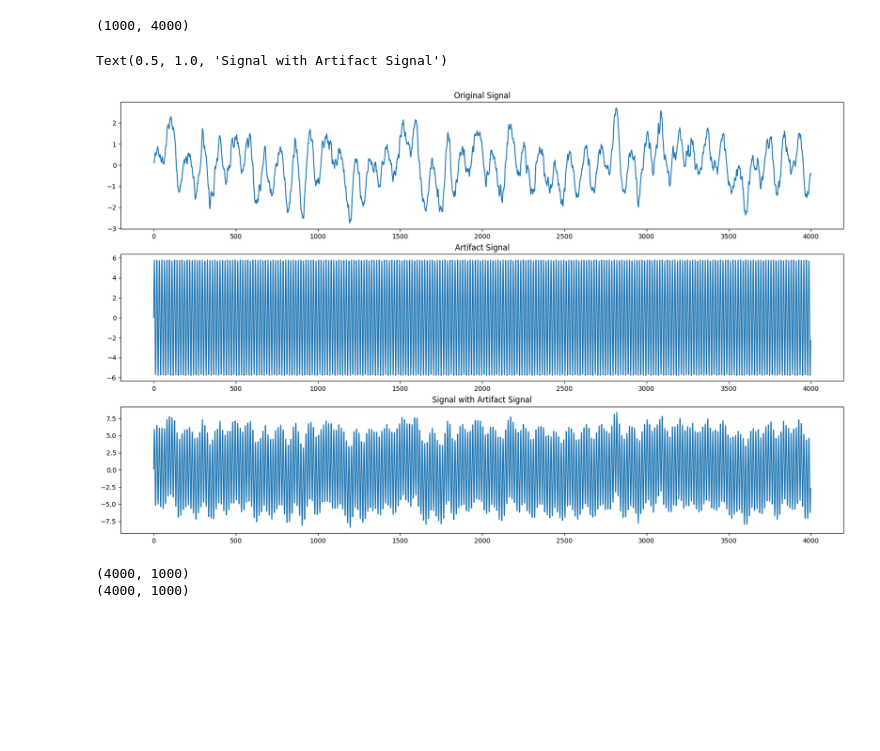
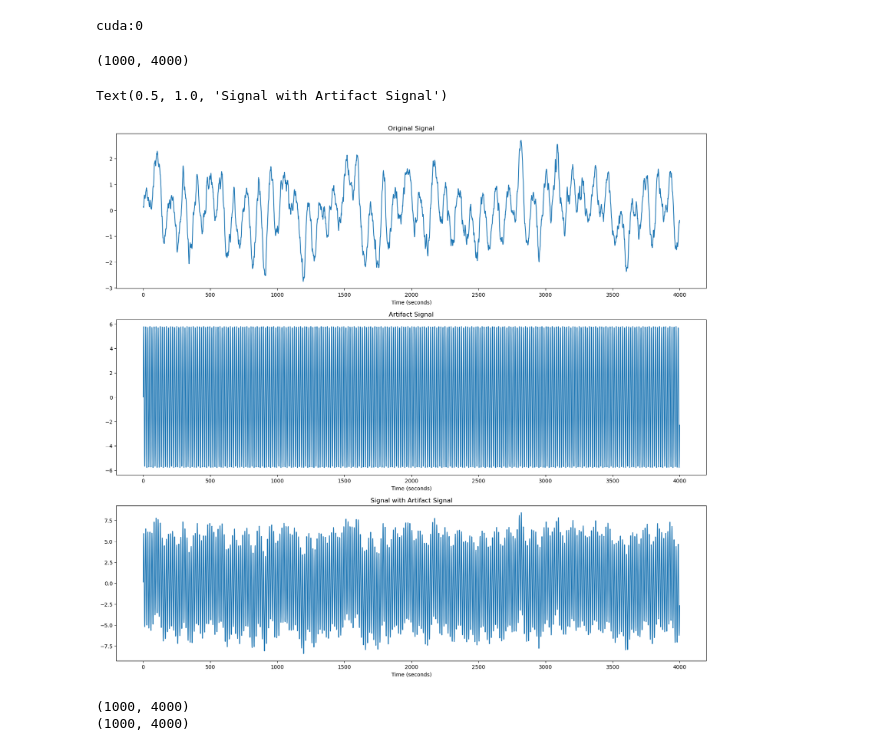
Before and after one commit to RyuKyungchan/UGRP, a Jupyter notebook: DNN_SAC/CNN/CNN_v0.ipynb, the cells around one changed output. Drawn from its saved outputs; the diff is of its cells as text; code cells hidden in the pictures; blank space fills up the shorter version.

```diff
--- a/DNN_SAC/CNN/CNN_v0.ipynb
+++ b/DNN_SAC/CNN/CNN_v0.ipynb
@@ -11,6 +11,14 @@ from torch.autograd import Variable
 import torch.nn as nn
 import torch.optim as optim
 from torch.utils.data import DataLoader, TensorDataset
+
+from sklearn.metrics import mean_absolute_error
+from sklearn.metrics import mean_squared_error
+
+device = torch.device("cuda:0" if torch.cuda.is_available() else "cpu")
+print(device)
+# %% [output]
+cuda:0
 # %%
 # DSP data
 fpath = "../../data/DNN_data/"
@@ -23,35 +31,35 @@ sig_with_artifact.shape
 # %% [output]
 (1000, 4000)
 # %%
-plt.figure(figsize=(20,12))
+plt.figure(figsize=(20,18))
 plt.subplot(3, 1, 1)
 plt.plot(sig[0])
 plt.xlabel("Time (seconds)")
 plt.title('Original Signal')
 
 plt.subplot(3, 1, 2)
 plt.plot(artifact[0])
 plt.xlabel("Time (seconds)")
 plt.title('Artifact Signal')
 
 plt.subplot(3, 1, 3)
 plt.plot(sig_with_artifact[0])
 plt.xlabel("Time (seconds)")
 plt.title('Signal with Artifact Signal')
 # %% [output]
 Text(0.5, 1.0, 'Signal with Artifact Signal')
-[figure, old version]
+[figure, new version]
 # %%
 # 정규화
 scaler = MinMaxScaler()
-X = scaler.fit_transform(sig_with_artifact).transpose()
-y = scaler.fit_transform(sig).transpose()
+X = scaler.fit_transform(sig_with_artifact)
+y = scaler.fit_transform(sig)
 
 print(X.shape)
 print(y.shape)
 # %% [output]
-(4000, 1000)
-(4000, 1000)
+(1000, 4000)
+(1000, 4000)
 # %%
 X_train, X_test, y_train, y_test = train_test_split(X, y, test_size=0.2, random_state=42)
 
```
Also changed, not shown: parts of 6 cells of this notebook.
